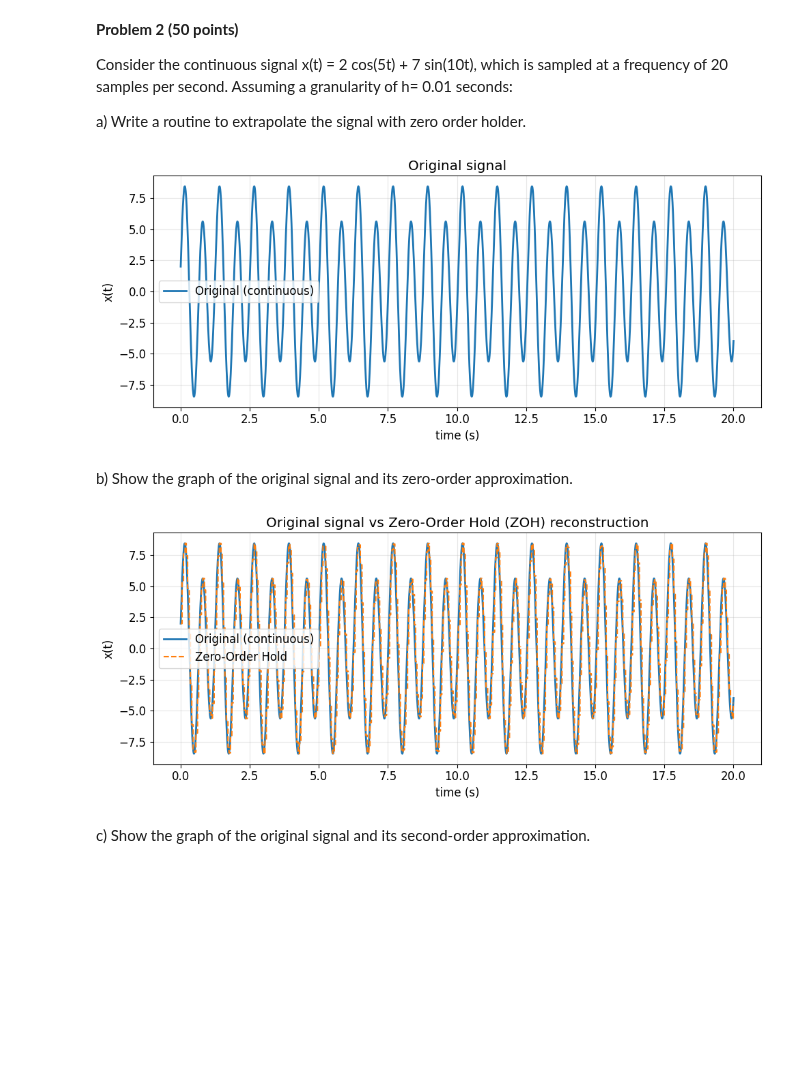
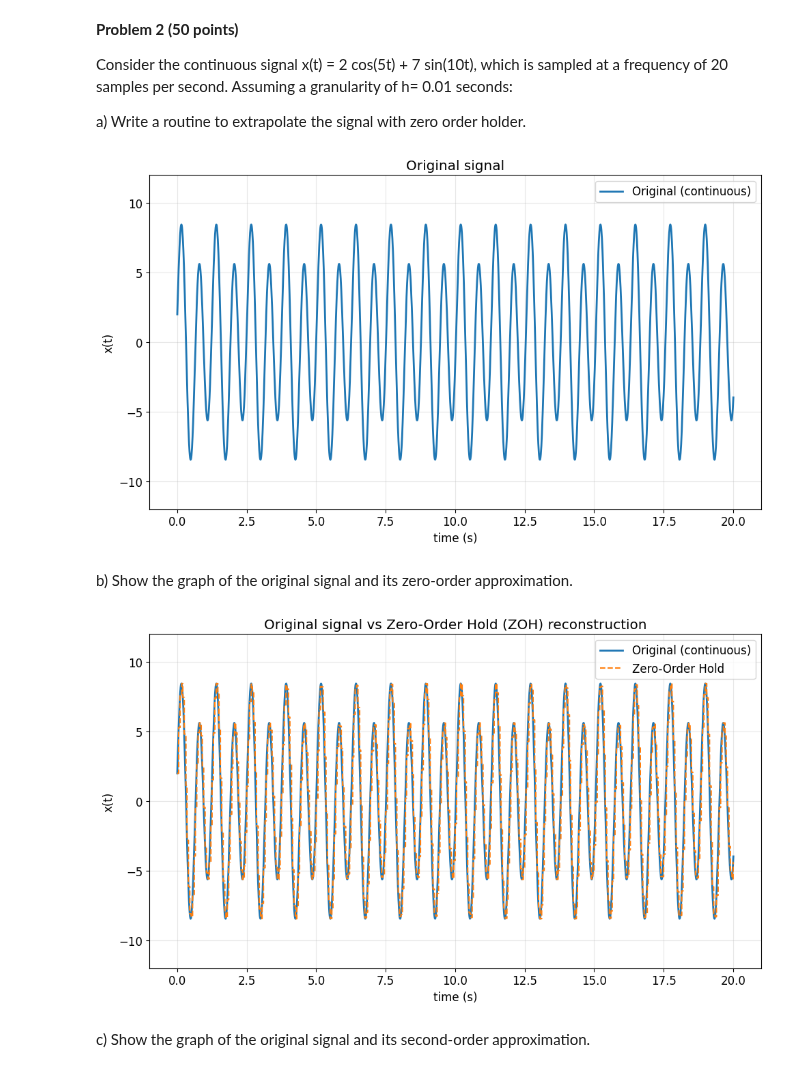
Before and after one commit to saulosgil/Disciplina_Modelagem-e-simula--o-de-sistemas, a Jupyter notebook: exercises/SE04/SE04_SauloGil.ipynb, the cells around one changed output. Drawn from its saved outputs; the diff is of its cells as text; code cells hidden in the pictures; blank space fills up the shorter version.

```diff
--- a/exercises/SE04/SE04_SauloGil.ipynb
+++ b/exercises/SE04/SE04_SauloGil.ipynb
@@ -14,36 +14,37 @@ import matplotlib.pyplot as plt
 # Problem setup
 # ----------------------------
 # Continuous-time signal
 def x_true(t):
     return 2*np.cos(5*t) + 7*np.sin(10*t)
 
 fs = 20.0                  # samples per second
 Ts = 1.0/fs                # sampling interval
 h  = 0.01                  # granularity
 T_end = 20.0               # total duration (seconds)
 
 # Time grids
 t_cont = np.arange(0.0, T_end + h, h)      # dense "continuous" grid for display/metrics
 t_s    = np.arange(0.0, T_end + Ts, Ts)    # sampling instants
 
 # Samples
 x_s = x_true(t_s)
 x_c = x_true(t_cont)
 
 # ----------------------------
 # (b) Plot: original vs ZOH
 # ----------------------------
-plt.figure(figsize=(10, 4.5))
+plt.figure(figsize=(10, 6))
 plt.plot(t_cont, x_c, label="Original (continuous)", lw=2)
 plt.xlabel("time (s)")
 plt.ylabel("x(t)")
 plt.title("Original signal")
 plt.grid(True, alpha=0.3)
-plt.legend()
+plt.ylim(-12, 12)
+plt.legend(loc='upper right')
 plt.tight_layout()
 plt.show()
 # %% [output]
-[figure, old version]
+[figure, new version]
 # %% [markdown]
 b) Show the graph of the original signal and its zero-order approximation.
 # %%
@@ -67,18 +68,19 @@ x_zoh = zoh_reconstruct(t_cont, t_s, x_s)
 # ----------------------------
 # (b) Plot: original vs ZOH
 # ----------------------------
-plt.figure(figsize=(10, 4.5))
+plt.figure(figsize=(10, 6))
 plt.plot(t_cont, x_c, label="Original (continuous)", lw=2)
 plt.step(t_cont, x_zoh, where="post", label="Zero-Order Hold", linestyle="--")
 plt.xlabel("time (s)")
 plt.ylabel("x(t)")
 plt.title("Original signal vs Zero-Order Hold (ZOH) reconstruction")
 plt.grid(True, alpha=0.3)
-plt.legend()
+plt.ylim(-12, 12)
+plt.legend(loc='upper right')
 plt.tight_layout()
 plt.show()
 # %% [output]
-[figure, old version]
+[figure, new version]
 # %% [markdown]
 c) Show the graph of the original signal and its second-order approximation.
 # %%
```
Also changed, not shown: parts of 1 cell of this notebook.
